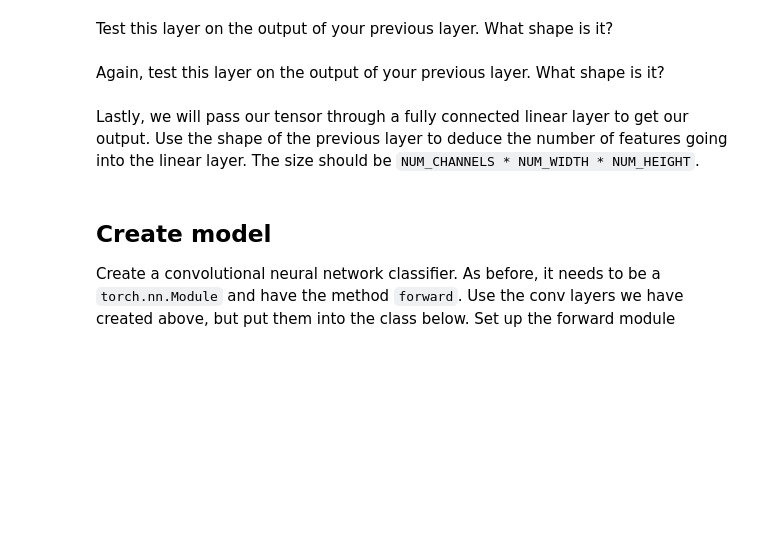
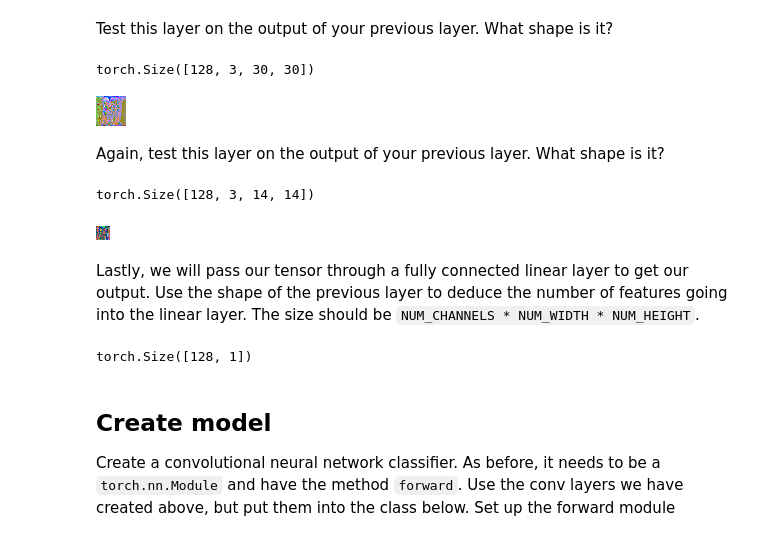
Before and after one commit to leharlow02-glitch/supervised_machine_learning_tutorials, a Jupyter notebook: 4_computervision/4-ComputerVision_Classification.ipynb, the cells around one changed output. Cells and saved outputs as stored; diff of their text form; code cells hidden in the pictures; blank space fills up the shorter version.

```diff
--- a/4_computervision/4-ComputerVision_Classification.ipynb
+++ b/4_computervision/4-ComputerVision_Classification.ipynb
@@ -112,6 +141,13 @@ conv_layer_2 = torch.nn.Sequential(
       torch.nn.MaxPool2d(kernel_size = 2))
 # %% [markdown]
 Test this layer on the output of your previous layer. What shape is it?
+# %%
+X_test_conv = conv_layer_2(X_test_conv)  # (BATCH, CHANNELS, WIDTH, HEIGHT)
+print(X_test_conv.shape)
+tensor_to_img(X_test_conv[0])
+# %% [output]
+torch.Size([128, 3, 30, 30])
+[figure, added]
 # %%
 conv_layer_3 = torch.nn.Sequential(
       torch.nn.Conv2d(in_channels = 3,
@@ -123,6 +159,13 @@ conv_layer_3 = torch.nn.Sequential(
       torch.nn.MaxPool2d(kernel_size = 2))
 # %% [markdown]
 Again, test this layer on the output of your previous layer. What shape is it?
+# %%
+X_test_conv = conv_layer_3(X_test_conv)  # (BATCH, CHANNELS, WIDTH, HEIGHT)
+print(X_test_conv.shape)
+tensor_to_img(X_test_conv[0])
+# %% [output]
+torch.Size([128, 3, 14, 14])
+[figure, added]
 # %% [markdown]
 Lastly, we will pass our tensor through a fully connected linear layer to get our output. Use the shape of the previous layer to deduce the number of features going into the linear layer. The size should be `NUM_CHANNELS * NUM_WIDTH * NUM_HEIGHT`.
 # %%
@@ -132,5 +175,9 @@ classifier = torch.nn.Sequential(
                       out_features=1),
       torch.nn.Sigmoid())
+# %%
+classifier(X_test_conv).shape
+# %% [output]
+torch.Size([128, 1])
 # %% [markdown]
 ## Create model
 Create a convolutional neural network classifier. As before, it needs to be a `torch.nn.Module` and have the method `forward`. Use the conv layers we have created above, but put them into the class below. Set up the forward module
```
Also changed, not shown: parts of 22 cells of this notebook.
